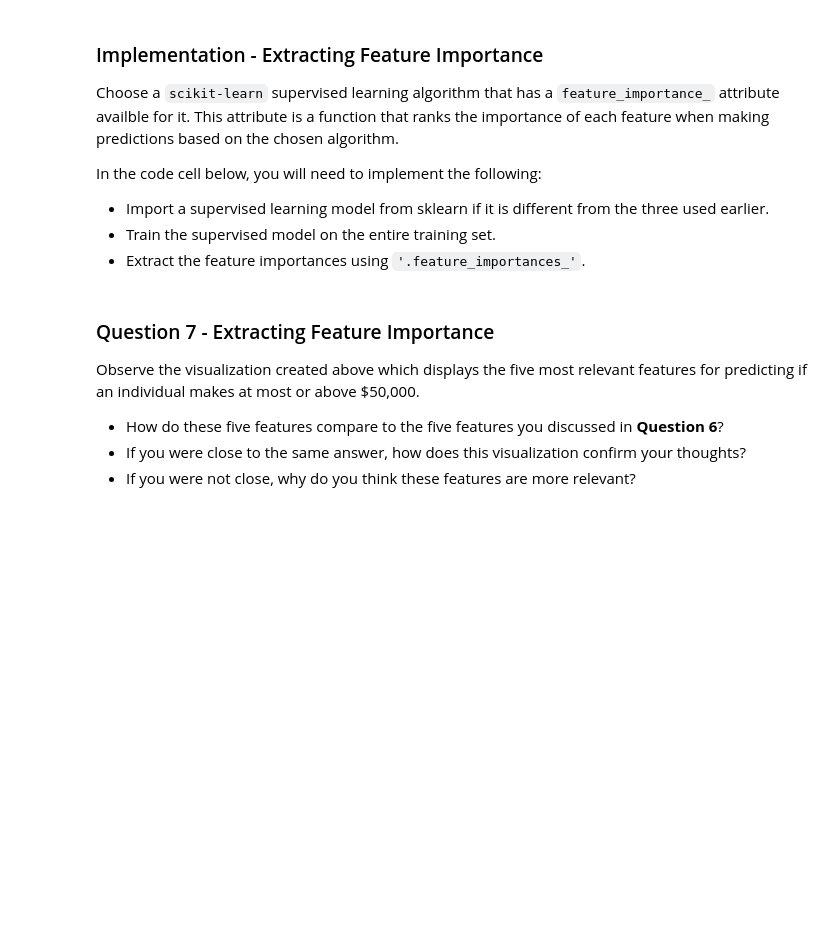
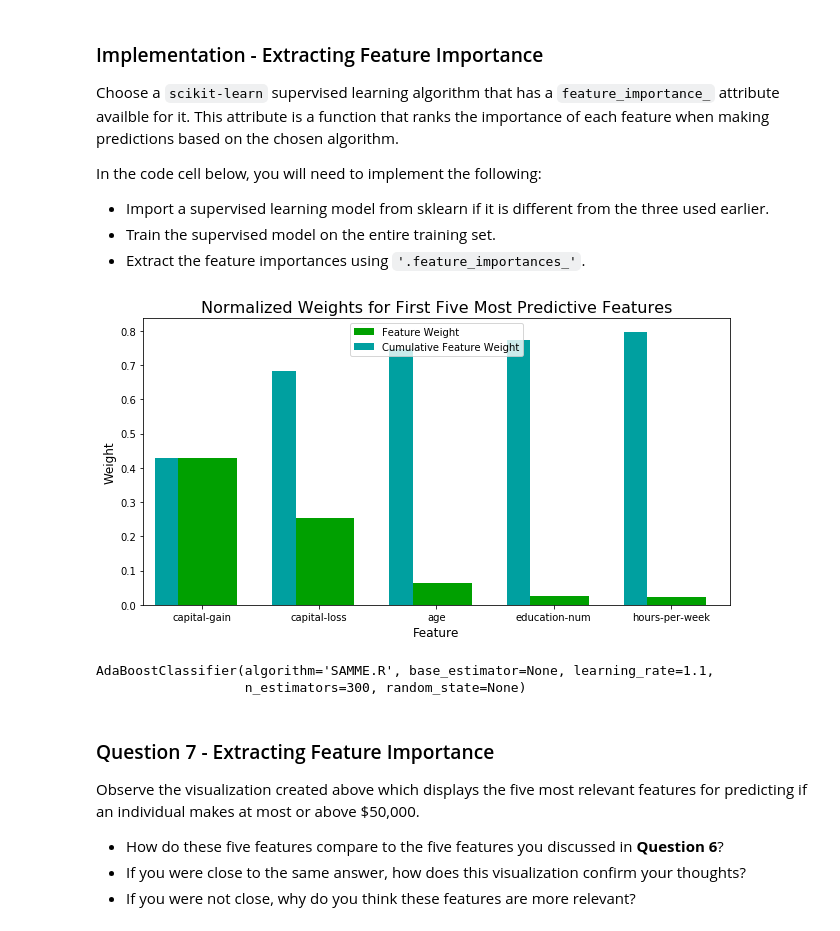
Before and after one commit to gsuemith/DSND_Term1, a Jupyter notebook: projects/p1_charityml/finding_donors.ipynb, the cells around one changed output. Cells and saved outputs as stored; diff of their text form; code cells hidden in the pictures; blank space fills up the shorter version.

```diff
--- a/projects/p1_charityml/finding_donors.ipynb
+++ b/projects/p1_charityml/finding_donors.ipynb
@@ -459,7 +462,7 @@ parameters = {'learning_rate':[.8, .9, 1, 1.1, 1.2],
 scorer = make_scorer(fbeta_score, beta=.5)
 
 # TODO: Perform grid search on the classifier using 'scorer' as the scoring method using GridSearchCV()
-grid_obj = GridSearchCV(clf, parameters, scoring=scorer, verbose=2)
+grid_obj = GridSearchCV(clf, parameters, scoring=scorer, n_jobs=4, verbose=2)
 
 # TODO: Fit the grid search object to the training data and find the optimal parameters using fit()
 grid_fit = grid_obj.fit(X_train, y_train)
@@ -542,15 +535,22 @@ In the code cell below, you will need to implement the following:
 # %%
 # TODO: Import a supervised learning model that has 'feature_importances_'
 
 
 # TODO: Train the supervised model on the training set using .fit(X_train, y_train)
 model = None
 
 # TODO: Extract the feature importances using .feature_importances_
-importances = None
+importances = best_clf.feature_importances_
 
 # Plot
 vs.feature_plot(importances, X_train, y_train)
+# %% [output]
+[figure, added]
+# %%
+best_clf
+# %% [output]
+AdaBoostClassifier(algorithm='SAMME.R', base_estimator=None, learning_rate=1.1,
+                   n_estimators=300, random_state=None)
 # %% [markdown]
 ### Question 7 - Extracting Feature Importance
 
```
Also changed, not shown: parts of 4 cells of this notebook.
